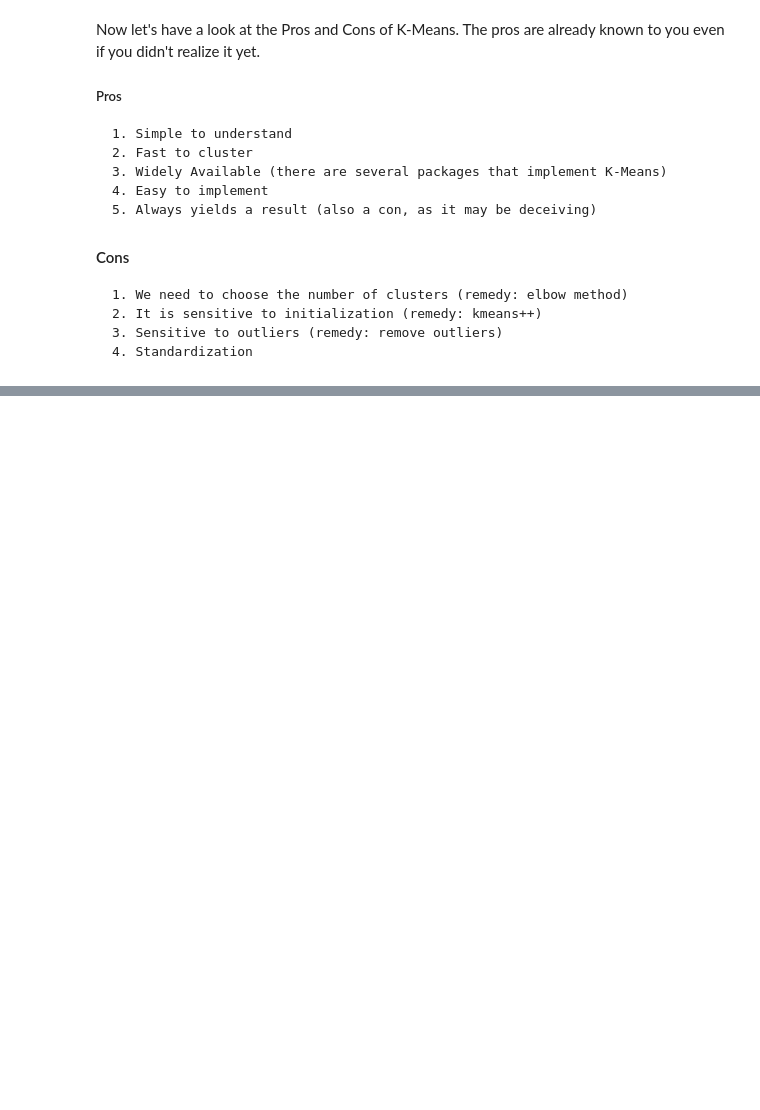
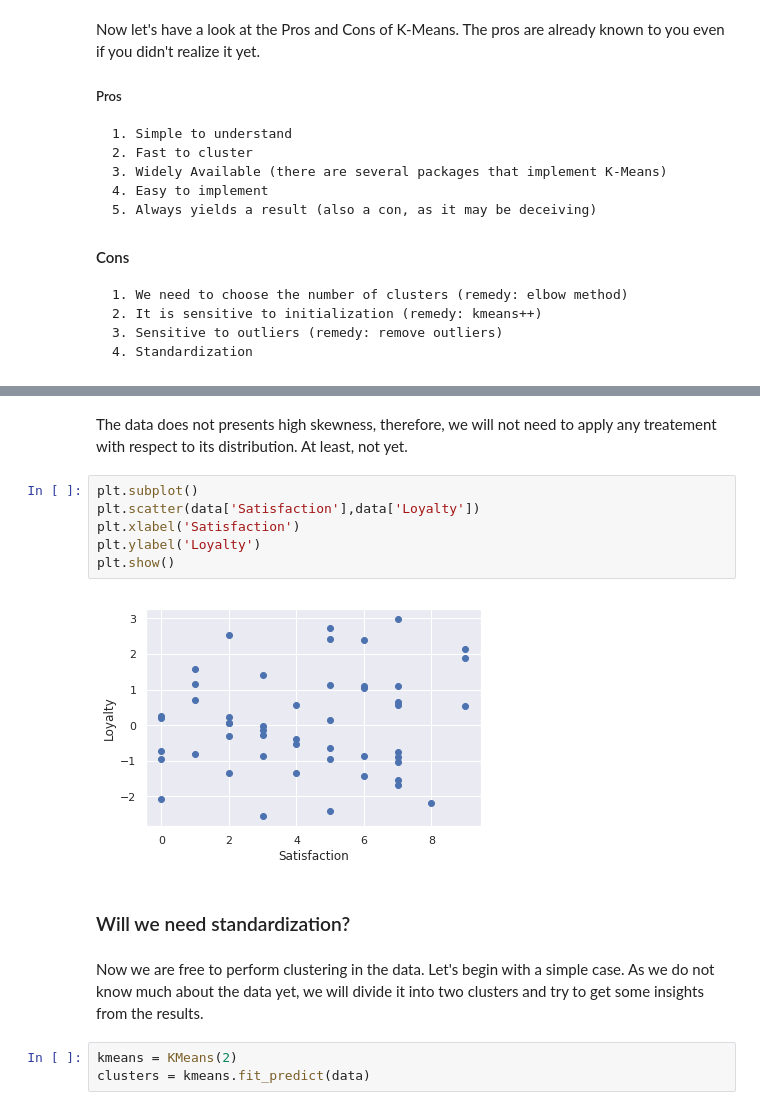
Before and after one commit to alexandrehsd/cluster-analysis, a Jupyter notebook: Cluster Analysis.ipynb, the cells around one changed output, grey strips where cells are left out. Cells and saved outputs as stored; diff of their text form; blank space fills up the shorter version.

```diff
--- a/Cluster Analysis.ipynb
+++ b/Cluster Analysis.ipynb
@@ -335,0 +386,17 @@ Now let's have a look at the Pros and Cons of K-Means. The pros are already know
+# %% [markdown]
+The data does not presents high skewness, therefore, we will not need to apply any treatement with respect to its distribution. At least, not yet.
+# %%
+plt.subplot()
+plt.scatter(data['Satisfaction'],data['Loyalty'])
+plt.xlabel('Satisfaction')
+plt.ylabel('Loyalty')
+plt.show()
+# %% [output]
+[figure, added]
+# %% [markdown]
+### Will we need standardization?
+# %% [markdown]
+Now we are free to perform clustering in the data. Let's begin with a simple case. As we do not know much about the data yet, we will divide it into two clusters and try to get some insights from the results.
+# %%
+kmeans = KMeans(2)
+clusters = kmeans.fit_predict(data)
```
Also changed, not shown: parts of 24 cells of this notebook.
